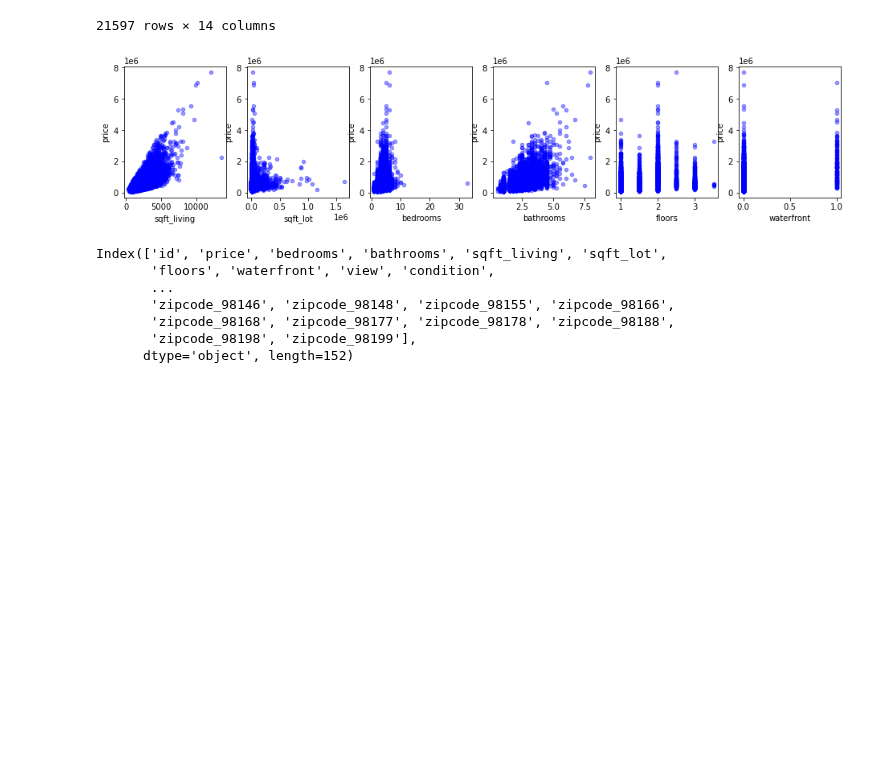
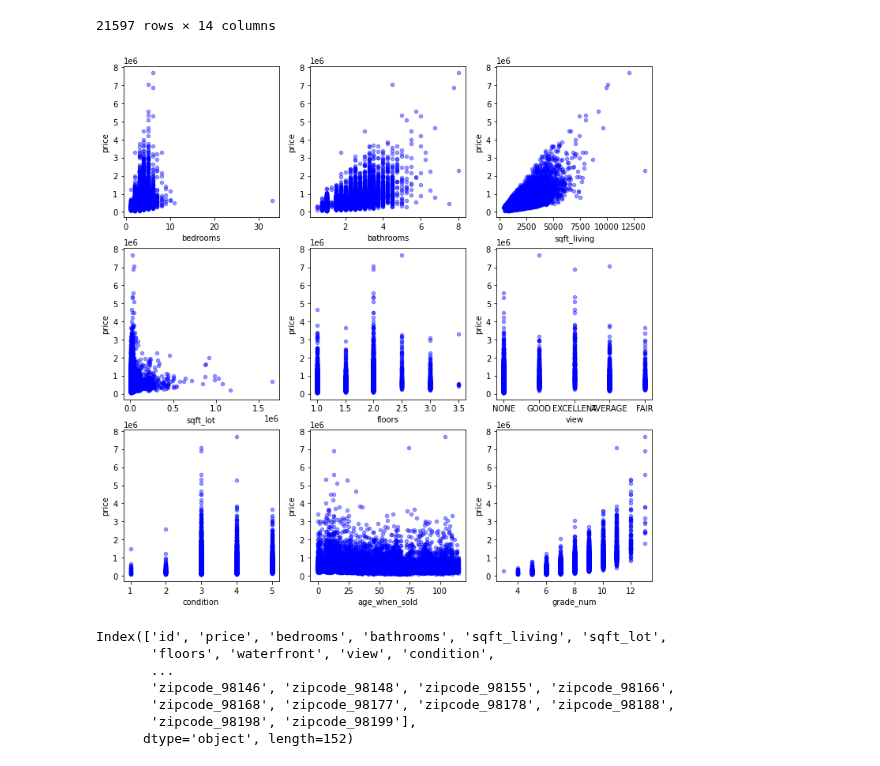
Before and after one commit to kangjw1208/King-Country-Real-Estate, a Jupyter notebook: Final.ipynb, the cells around one changed output. Saved outputs shown, nothing was run; the diff lists cells and outputs as text; code cells hidden in the pictures; blank space fills up the shorter version.

```diff
--- a/Final.ipynb
+++ b/Final.ipynb
@@ -142,11 +145,15 @@ housing_ols
 | 21596 | 1523300157 | 325000.0 | 2 | 0.75 | 1020 | 1076 | 2.0 | 0.0 | NONE | 3 | ... |
 21597 rows × 14 columns
 # %%
-fig, axes = plt.subplots(nrows=1, ncols=6, figsize=(16,3))
-for xcol, ax in zip(['sqft_living', 'sqft_lot', 'bedrooms', 'bathrooms', 'floors', 'waterfront'], axes):
+fig, (axes1, axes2, axes3) = plt.subplots(nrows=3, ncols=3, figsize=(12,12))
+for xcol, ax in zip(['bedrooms', 'bathrooms', 'sqft_living'], axes1):
     housing_ols.plot(kind='scatter', x=xcol, y='price', ax=ax, alpha=0.4, color='b')
+for xcols, axs in zip(['sqft_lot', 'floors', 'view'], axes2):
+    housing_ols.plot(kind='scatter', x=xcols, y='price', ax=axs, alpha=0.4, color='b')
+for xcolss, axss in zip(['condition', 'age_when_sold', 'grade_num'], axes3):
+    housing_ols.plot(kind='scatter', x=xcolss, y='price', ax=axss, alpha=0.4, color='b')
 # %% [output]
-[figure, old version]
+[figure, new version]
 # %%
 housing_pred = housing_ols.copy()
 bedrooms_ohe = housing_pred[['bedrooms']]
```
Also changed, not shown: parts of 20 cells of this notebook.
